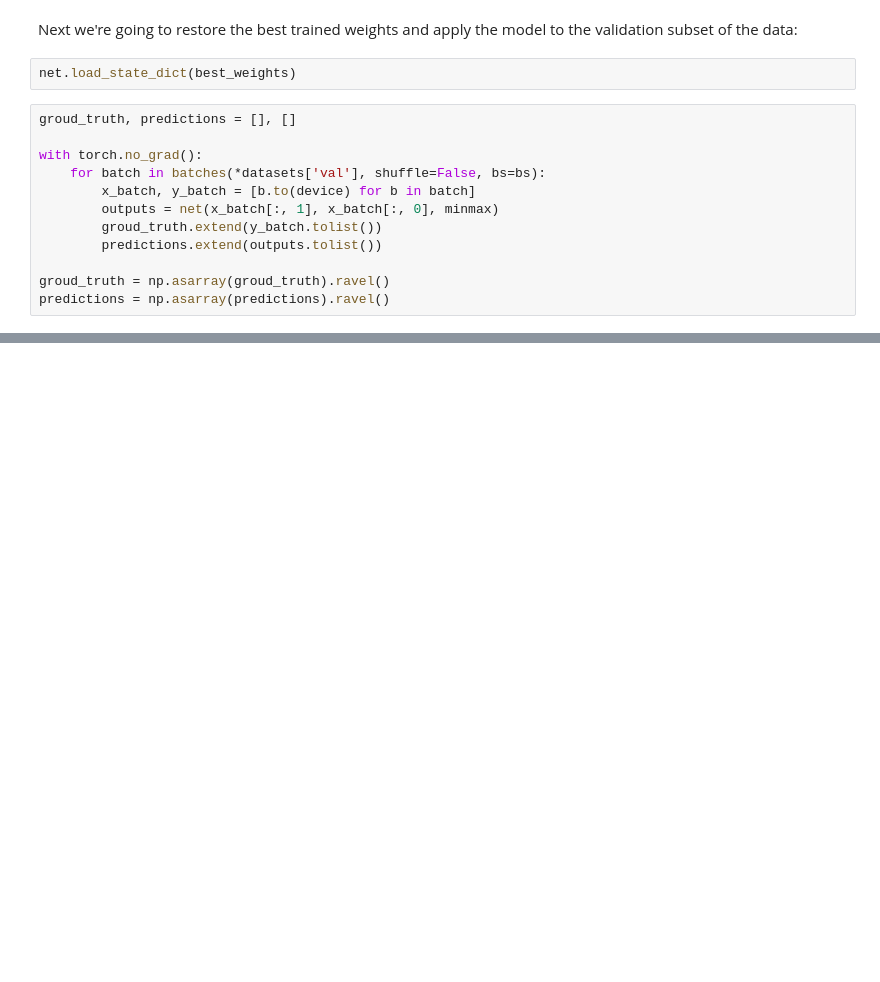
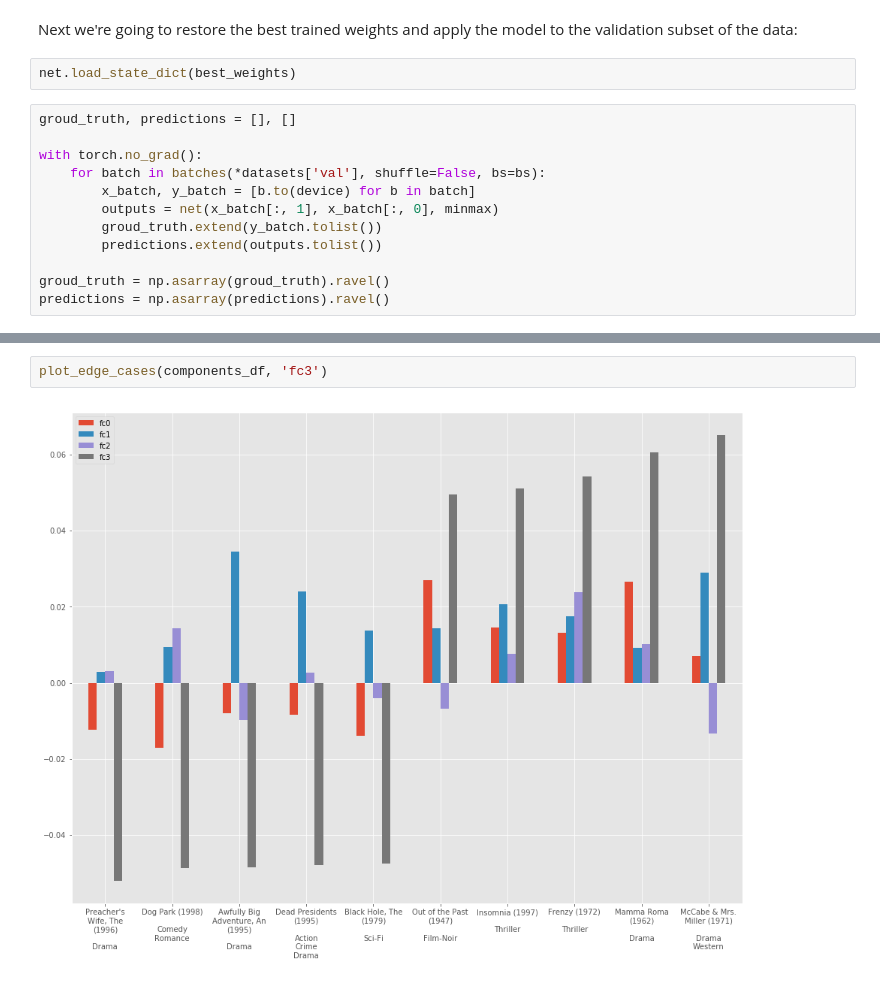
Before and after one commit to devforfu/pytorch_playground, a Jupyter notebook: movielens.ipynb, the cells around one changed output, grey strips where cells are left out. Cells and saved outputs as stored; diff of their text form; blank space fills up the shorter version.

```diff
--- a/movielens.ipynb
+++ b/movielens.ipynb
@@ -578,0 +646,4 @@ print(f'Final RMSE: {final_loss:.4f}')
+# %%
+plot_edge_cases(components_df, 'fc3')
+# %% [output]
+[figure, added]
```
Also changed, not shown: parts of 24 cells of this notebook, 1 other file.
